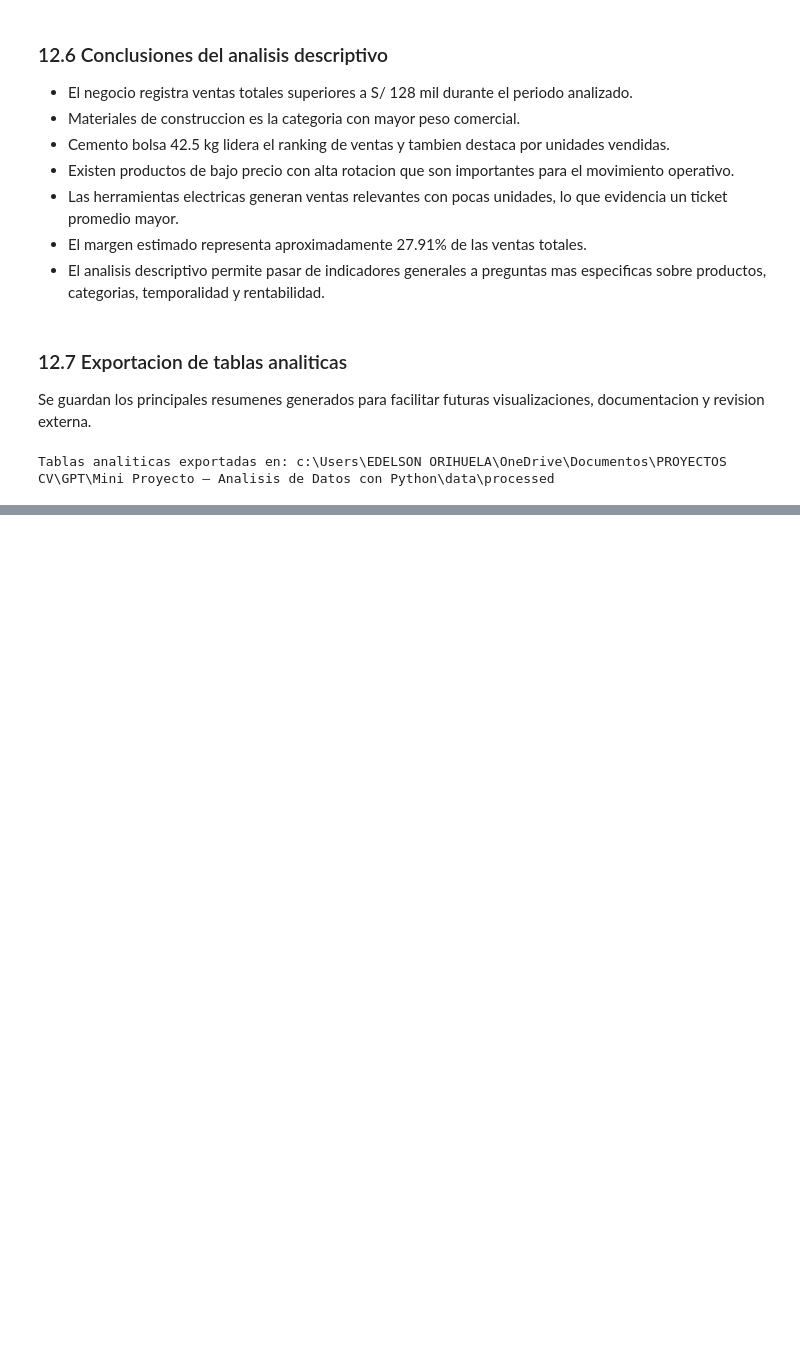
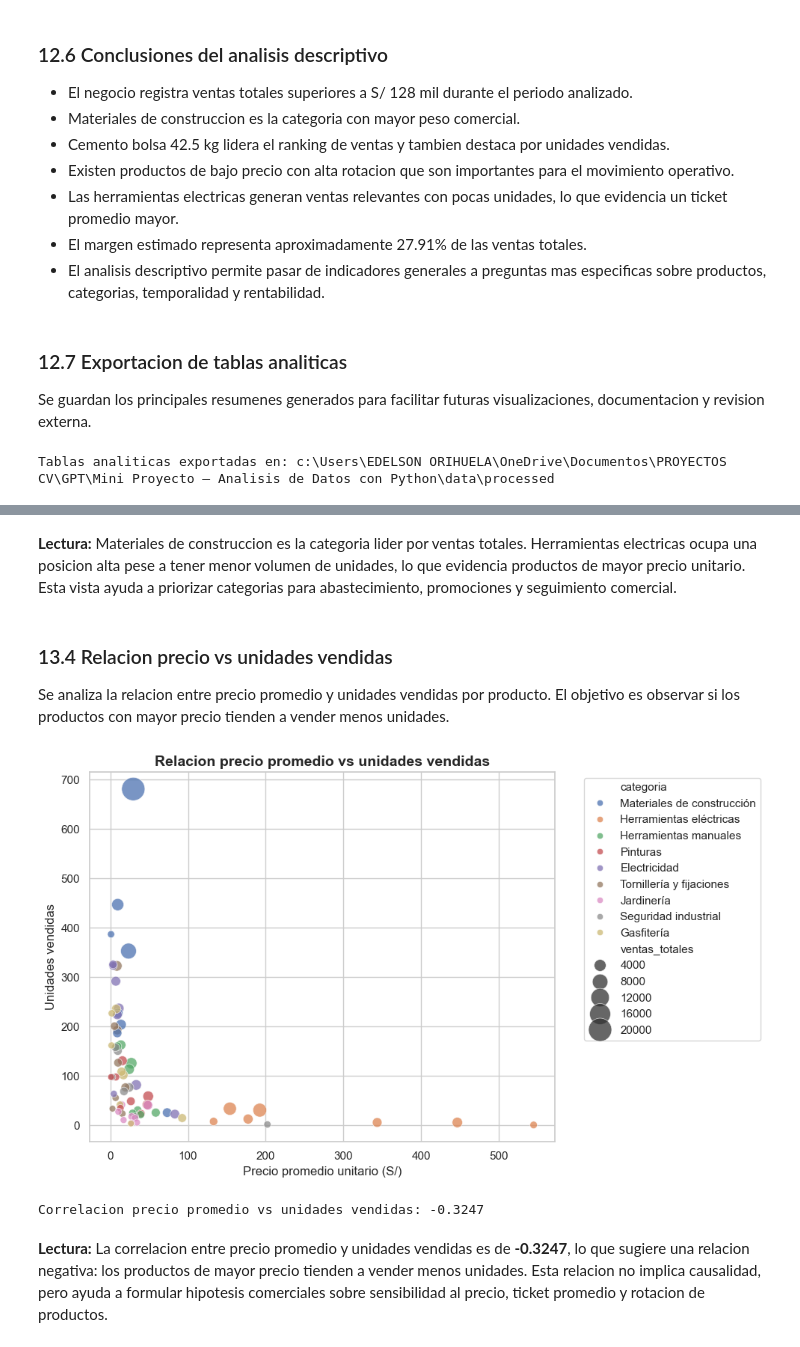
Before and after one commit to OJ-Edelsonn/mini-proyecto-analisis-datos-python, a Jupyter notebook: notebooks/analisis_datos_ferreteria.ipynb, the cells around one changed output, grey strips where cells are left out. Saved outputs shown, nothing was run; the diff lists cells and outputs as text; code cells hidden in the pictures; blank space fills up the shorter version.

```diff
--- a/notebooks/analisis_datos_ferreteria.ipynb
+++ b/notebooks/analisis_datos_ferreteria.ipynb
@@ -767,0 +880,43 @@ Tablas analiticas exportadas en: c:\Users\EDELSON ORIHUELA\OneDrive\Documentos\P
+# %% [markdown]
+**Lectura:** Materiales de construccion es la categoria lider por ventas totales. Herramientas electricas ocupa una posicion alta pese a tener menor volumen de unidades, lo que evidencia productos de mayor precio unitario. Esta vista ayuda a priorizar categorias para abastecimiento, promociones y seguimiento comercial.
+# %% [markdown]
+### 13.4 Relacion precio vs unidades vendidas
+
+Se analiza la relacion entre precio promedio y unidades vendidas por producto. El objetivo es observar si los productos con mayor precio tienden a vender menos unidades.
+# %%
+productos_precio_unidades = ranking_productos[
+    ranking_productos["unidades_vendidas"] > 0
+].copy()
+
+plt.figure(figsize=(10, 6))
+
+sns.scatterplot(
+    data=productos_precio_unidades,
+    x="precio_promedio",
+    y="unidades_vendidas",
+    size="ventas_totales",
+    hue="categoria",
+    sizes=(40, 500),
+    alpha=0.75
+)
+
+plt.title("Relacion precio promedio vs unidades vendidas", fontsize=14, fontweight="bold")
+plt.xlabel("Precio promedio unitario (S/)")
+plt.ylabel("Unidades vendidas")
+plt.legend(bbox_to_anchor=(1.05, 1), loc="upper left")
+plt.tight_layout()
+
+plt.savefig(FIGURES / "04_precio_vs_unidades.png", dpi=150, bbox_inches="tight")
+plt.show()
+# %% [output]
+[figure, added]
+# %%
+correlacion_precio_unidades = productos_precio_unidades[
+    ["precio_promedio", "unidades_vendidas"]
+].corr().iloc[0, 1]
+
+print("Correlacion precio promedio vs unidades vendidas:", round(correlacion_precio_unidades, 4))
+# %% [output]
+Correlacion precio promedio vs unidades vendidas: -0.3247
+# %% [markdown]
+**Lectura:** La correlacion entre precio promedio y unidades vendidas es de **-0.3247**, lo que sugiere una relacion negativa: los productos de mayor precio tienden a vender menos unidades. Esta relacion no implica causalidad, pero ayuda a formular hipotesis comerciales sobre sensibilidad al precio, ticket promedio y rotacion de productos.
```
Also changed, not shown: parts of 11 cells of this notebook, 4 other files.
